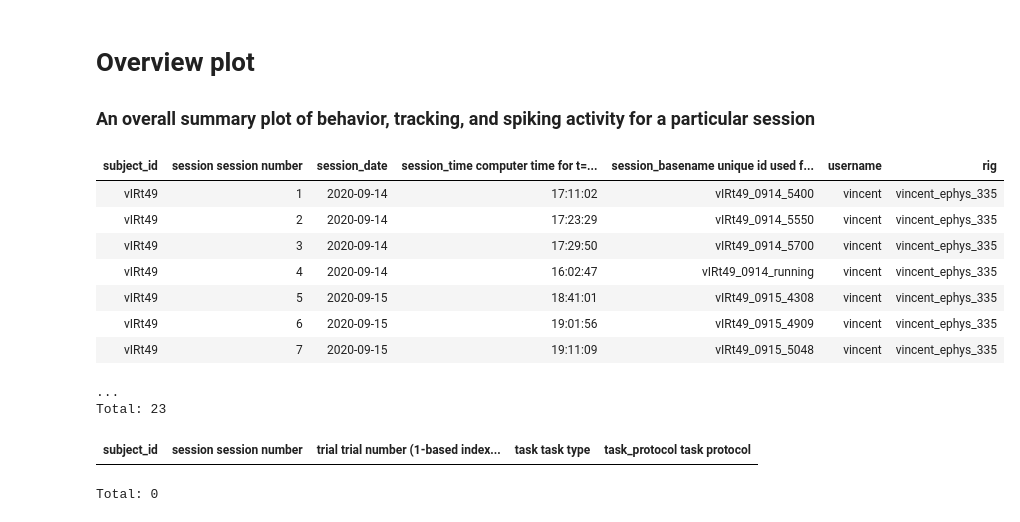
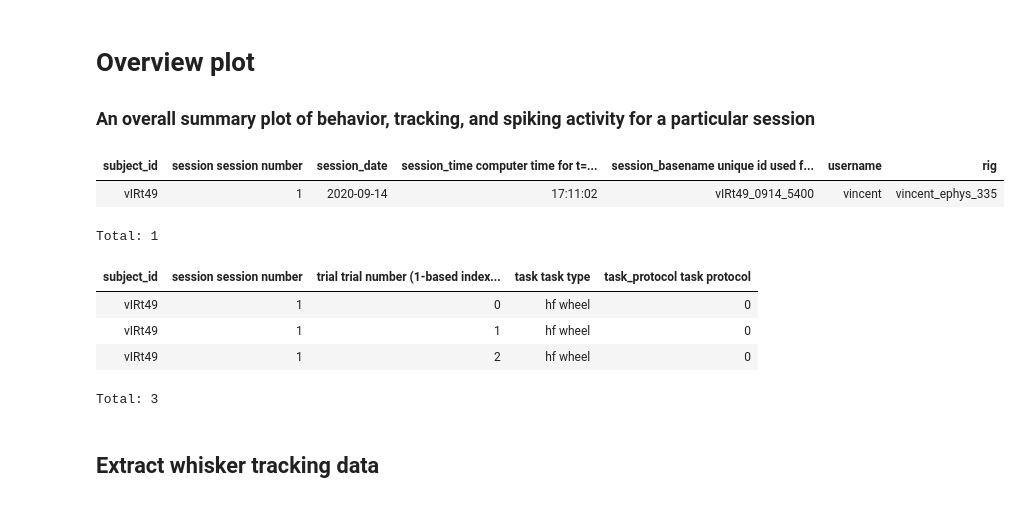
Before and after one commit to wanglab-duke/orofacial_pipeline, a Jupyter notebook: notebooks/plotting/Overview.ipynb, the cells around one changed output. Cells and saved outputs as stored; diff of their text form; code cells hidden in the pictures.

```diff
--- a/notebooks/plotting/Overview.ipynb
+++ b/notebooks/plotting/Overview.ipynb
@@ -10,21 +13,21 @@ Connecting thinh@datajoint-db.orofacial-sensorimotor-circuits.org:3306
 # Overview plot
 
 ### An overall summary plot of behavior, tracking, and spiking activity for a particular session
+# %%
+session_key = {'subject_id': 'vIRt49', 'session': 1}
 # %%
-experiment.Session()
+experiment.Session & session_key
 # %% [output]
 | subject_id | session session number | session_date | session_time computer time for t=... | session_basename unique id used f... | username | rig |
 | vIRt49 | 1 | 2020-09-14 | 17:11:02 | vIRt49_0914_5400 | vincent | vincent_ephys_335 |
-| vIRt49 | 2 | 2020-09-14 | 17:23:29 | vIRt49_0914_5550 | vincent | vincent_ephys_335 |
-| vIRt49 | 3 | 2020-09-14 | 17:29:50 | vIRt49_0914_5700 | vincent | vincent_ephys_335 |
-| vIRt49 | 4 | 2020-09-14 | 16:02:47 | vIRt49_0914_running | vincent | vincent_ephys_335 |
-| vIRt49 | 5 | 2020-09-15 | 18:41:01 | vIRt49_0915_4308 | vincent | vincent_ephys_335 |
-| vIRt49 | 6 | 2020-09-15 | 19:01:56 | vIRt49_0915_4909 | vincent | vincent_ephys_335 |
-| vIRt49 | 7 | 2020-09-15 | 19:11:09 | vIRt49_0915_5048 | vincent | vincent_ephys_335 |
-...
-Total: 23
+Total: 1
 # %%
-experiment.BehaviorTrial()
+experiment.BehaviorTrial & session_key
 # %% [output]
 | subject_id | session session number | trial trial number (1-based index... | task task type | task_protocol task protocol |
+| vIRt49 | 1 | 0 | hf wheel | 0 |
+| vIRt49 | 1 | 1 | hf wheel | 0 |
+| vIRt49 | 1 | 2 | hf wheel | 0 |
-Total: 0
+Total: 3
+# %% [markdown]
+## Extract whisker tracking data
```
Also changed, not shown: parts of 39 cells of this notebook.
